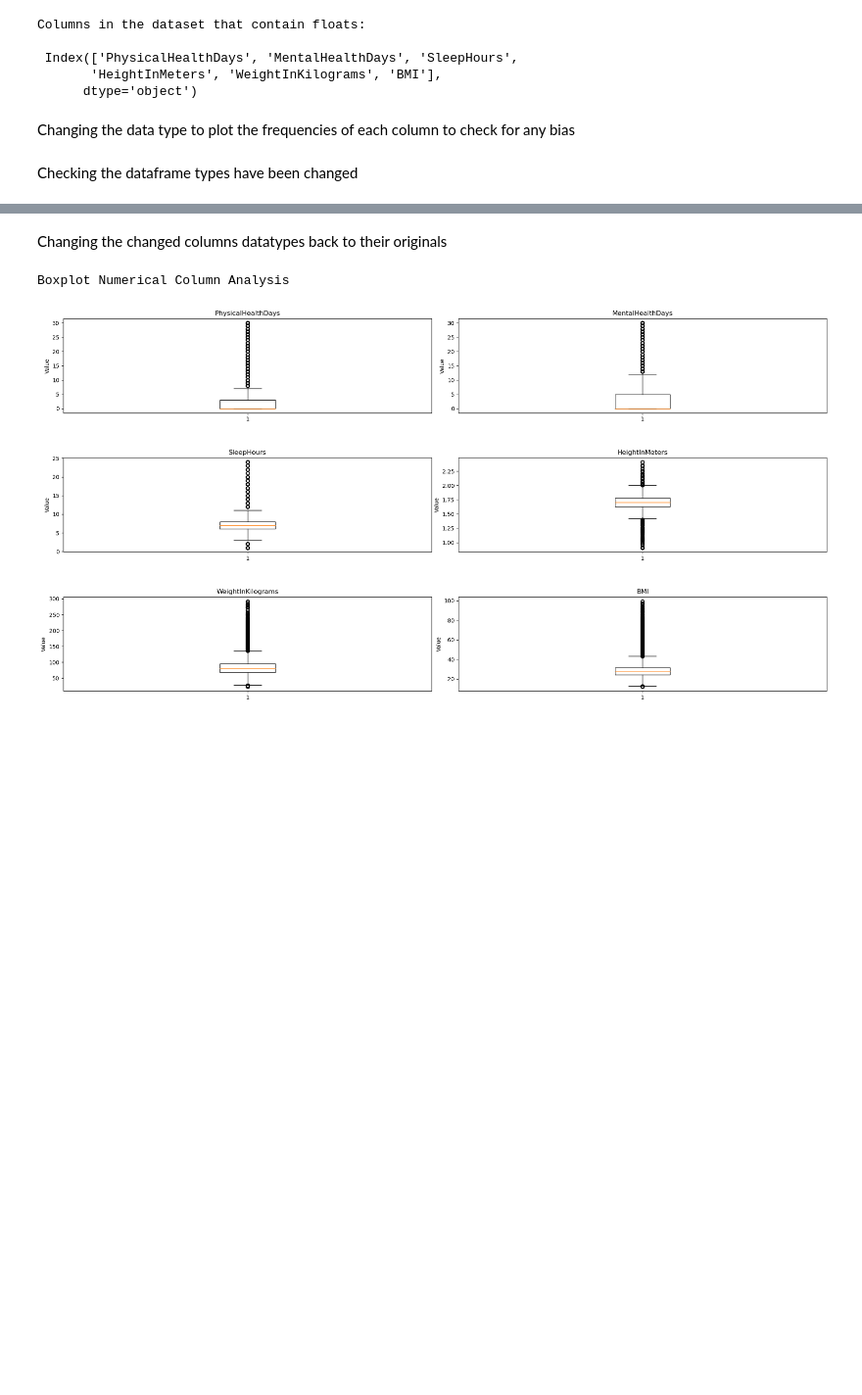
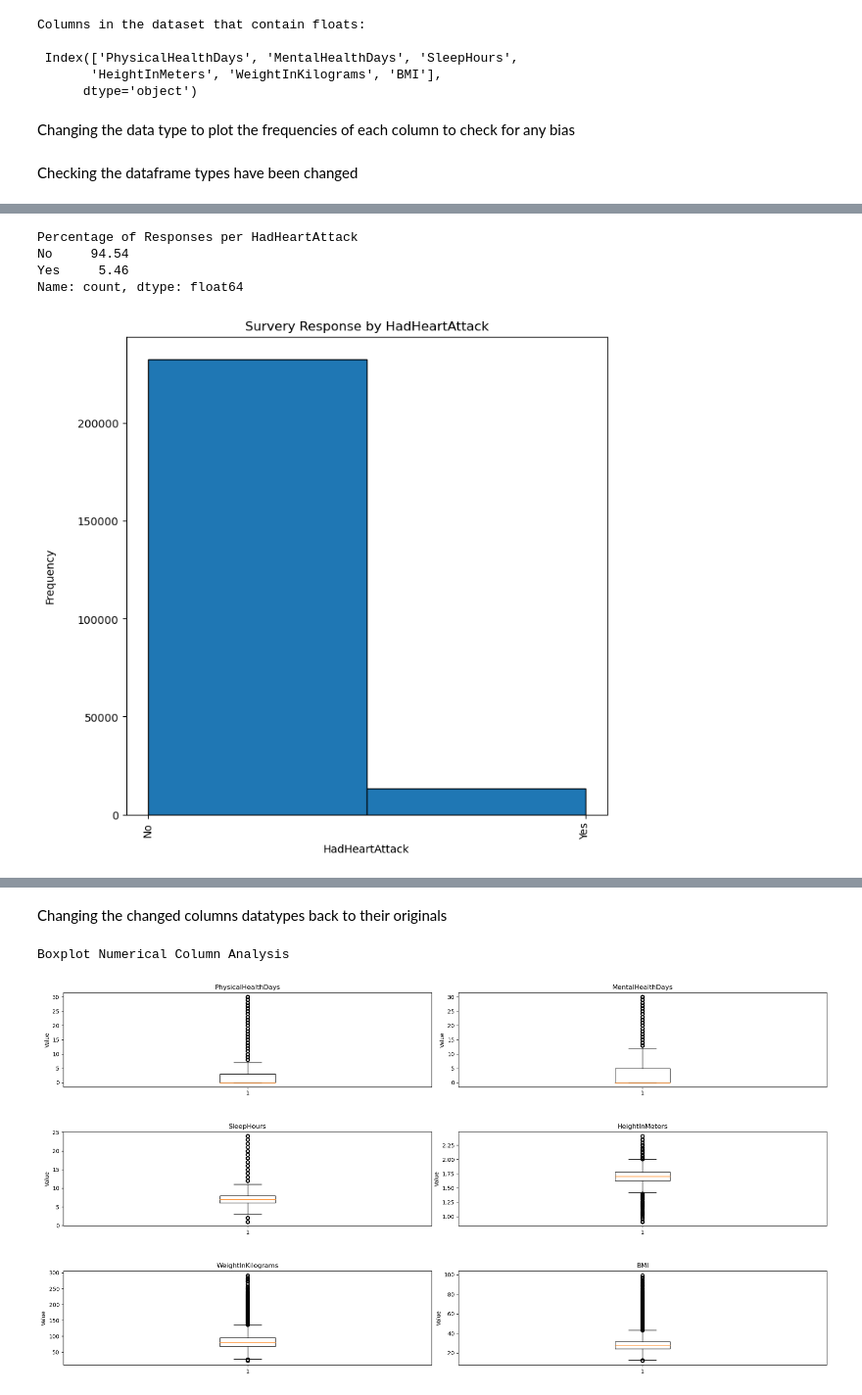
Before and after one commit to Stefan-George/Heart-Attack-Indicators, a Jupyter notebook: notebooks/02-eda.ipynb, the cells around one changed output, grey strips where cells are left out. Shown at 98% size. Cells and saved outputs as stored; diff of their text form; code cells hidden in the pictures; blank space fills up the shorter version.

```diff
--- a/notebooks/02-eda.ipynb
+++ b/notebooks/02-eda.ipynb
@@ -357,0 +480,19 @@ TypeError: 'value' must be an instance of str or bytes, not a float
+# %%
+# Percentage of Responses per HadHeartAttack
+print(f"Percentage of Responses per {((heart_attack_clean['HadHeartAttack'].value_counts() / (len(heart_attack_clean))) * 100).round(2)}")
+# %% [output]
+Percentage of Responses per HadHeartAttack
+No     94.54
+Yes     5.46
+Name: count, dtype: float64
+# %%
+#Plotting a of each state for further analysis
+plt.figure(figsize=(8, 8))
+plt.hist((heart_attack_clean['HadHeartAttack']),edgecolor='black' ,bins=2)
+plt.title('Survery Response by HadHeartAttack')
+plt.ylabel('Frequency', labelpad=20)
+plt.xlabel('HadHeartAttack')
+plt.xticks(rotation=90)
+plt.show()
+# %% [output]
+[figure, added]
```
Also changed, not shown: parts of 132 cells of this notebook, 3 other files.
